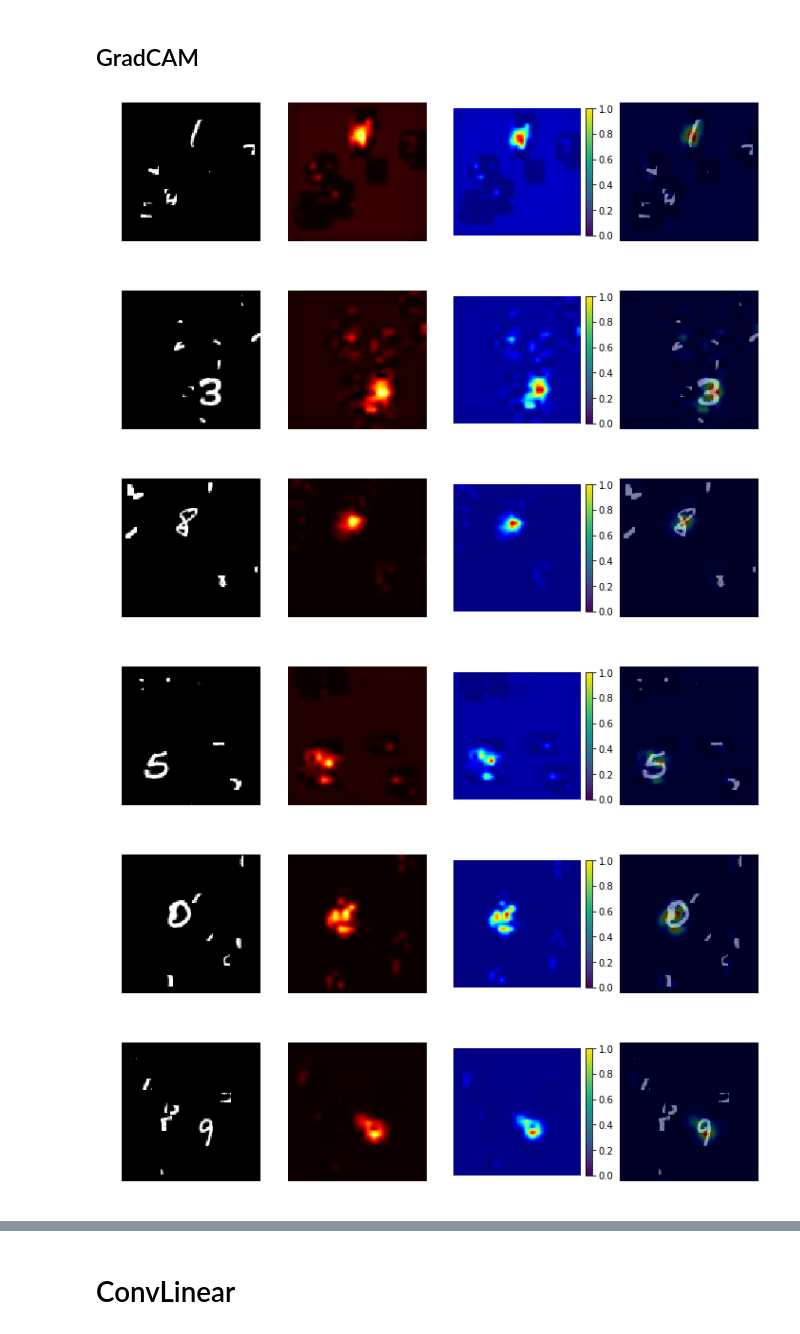
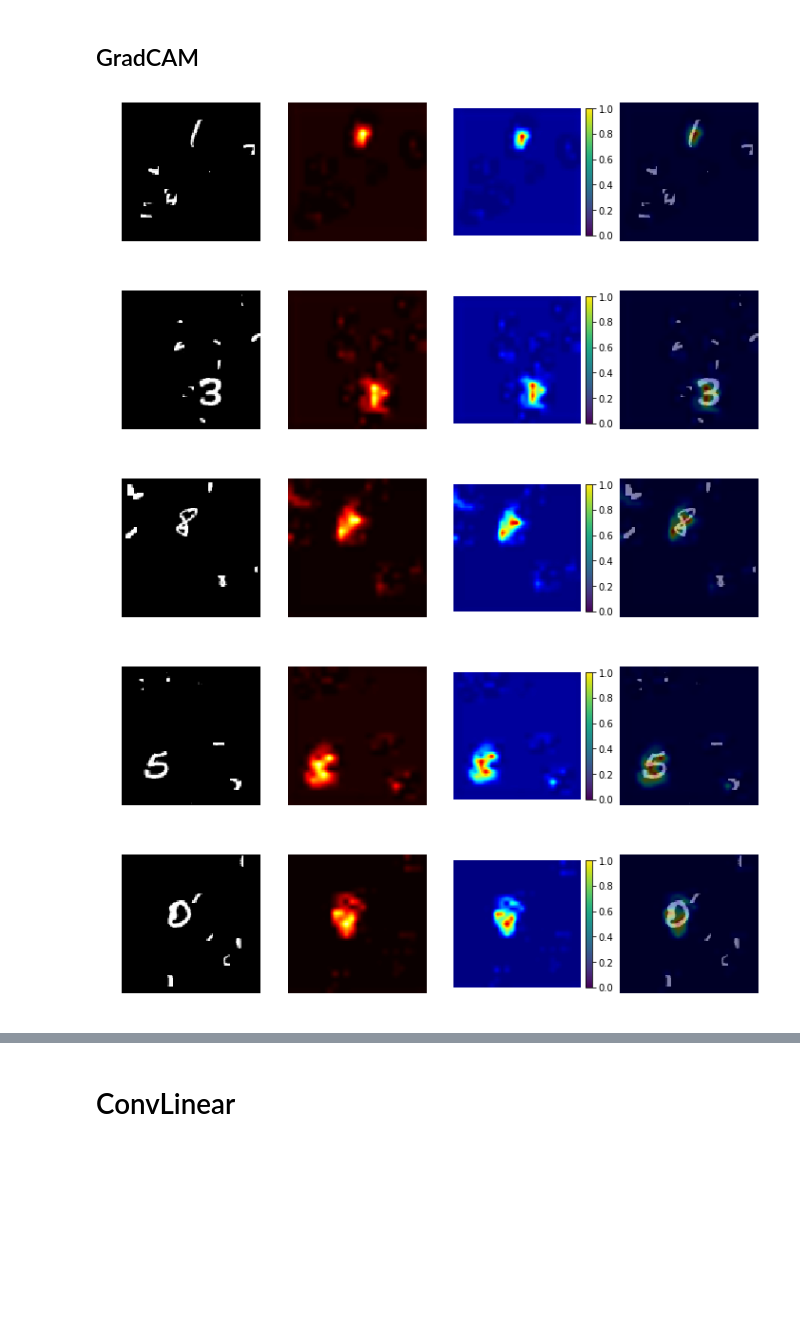
Before and after one commit to khanrc/ml.playground, a Jupyter notebook: pytorch/cam/runner.ipynb, the cells around one changed output, grey strips where cells are left out. Drawn from its saved outputs; the diff is of its cells as text; code cells hidden in the pictures; blank space fills up the shorter version.

```diff
--- a/pytorch/cam/runner.ipynb
+++ b/pytorch/cam/runner.ipynb
@@ -135,11 +145,10 @@ show_cam(model, 0, 10)
 # %% [markdown]
 ## GradCAM
 # %%
-show_gradcam(model, 0, 10)
+show_gradcam(model, 0, 5)
 # %% [output]
-[figure, old version]
+[figure, new version]
-[figure, old version]
+[figure, new version]
-[figure, old version]
+[figure, new version]
-[figure, old version]
+[figure, new version]
-[figure, old version]
+[figure, new version]
-[figure, removed]
```
Also changed, not shown: parts of 11 cells of this notebook, 4 other files.
